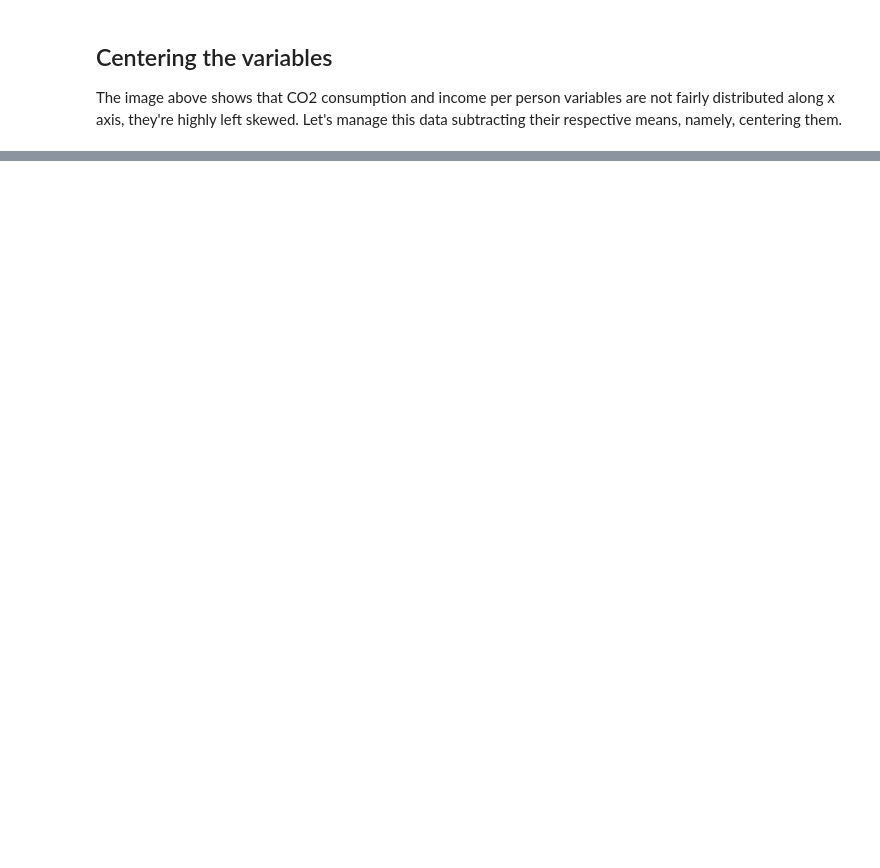
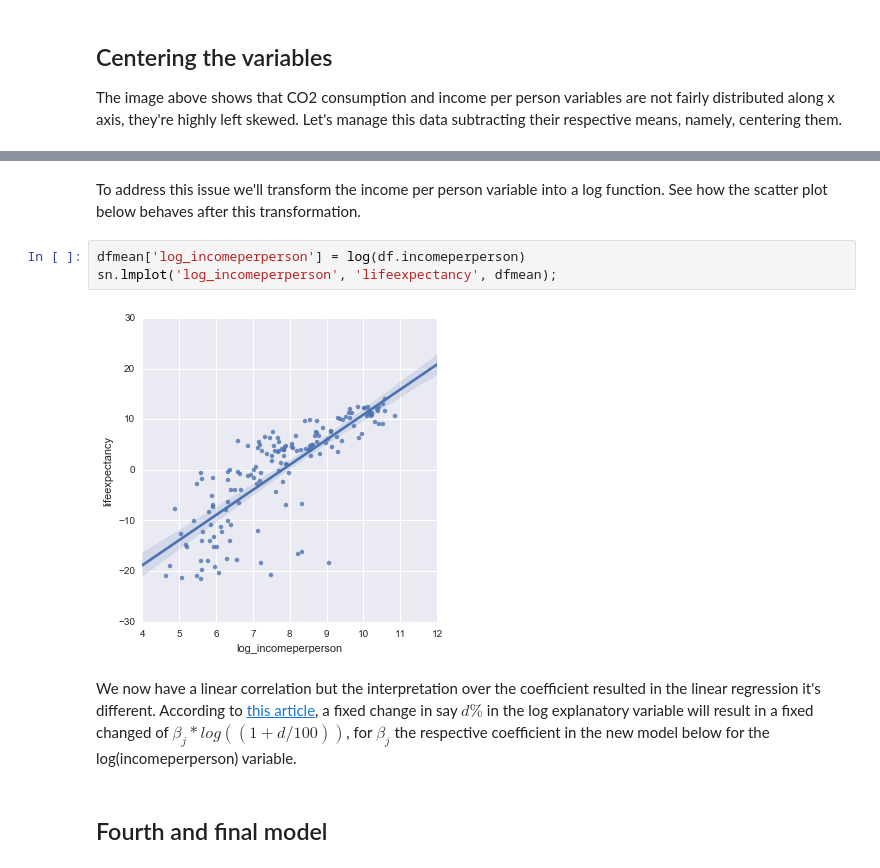
Before and after one commit to sergiosilvar/coursera_regression_modeling_practice, a Jupyter notebook: Week_2.ipynb, the cells around one changed output, grey strips where cells are left out. Cells and saved outputs as stored; diff of their text form; blank space fills up the shorter version.

```diff
--- a/Week_2.ipynb
+++ b/Week_2.ipynb
@@ -159,0 +310,11 @@ It shouldn't be a surpise that the shape of the histograms didn't change at all,
+# %% [markdown]
+To address this issue we'll transform the income per person variable into a log function. See how the scatter plot below behaves after this transformation.
+# %%
+dfmean['log_incomeperperson'] = log(df.incomeperperson)
+sn.lmplot('log_incomeperperson', 'lifeexpectancy', dfmean);
+# %% [output]
+[figure, added]
+# %% [markdown]
+We now have a linear correlation but the interpretation over the coefficient resulted in the linear regression it's different. According to [this article](http://www.ats.ucla.edu/stat/mult_pkg/faq/general/log_transformed_regression.htm), a fixed change in say $d\%$ in the log explanatory variable will result in a fixed changed of $\beta_j*log((1+d/100))$, for $\beta_j$ the respective coefficient in the new model below for the log(incomeperperson) variable.
+# %% [markdown]
+## Fourth and final model
```
Also changed, not shown: parts of 41 cells of this notebook.
